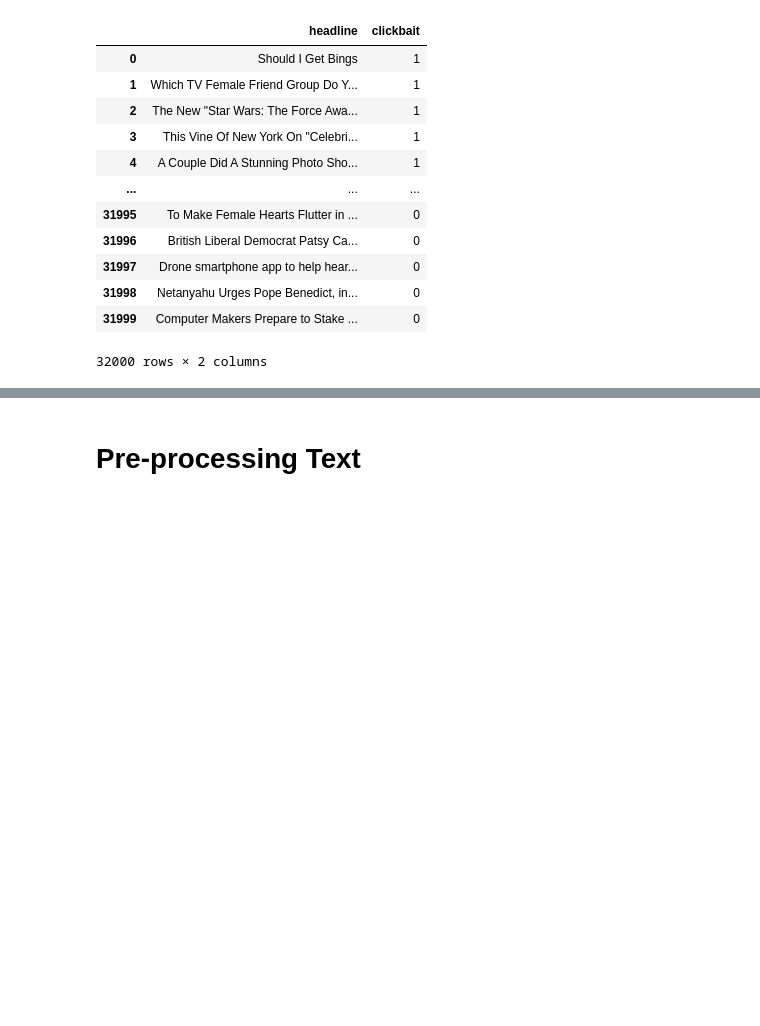
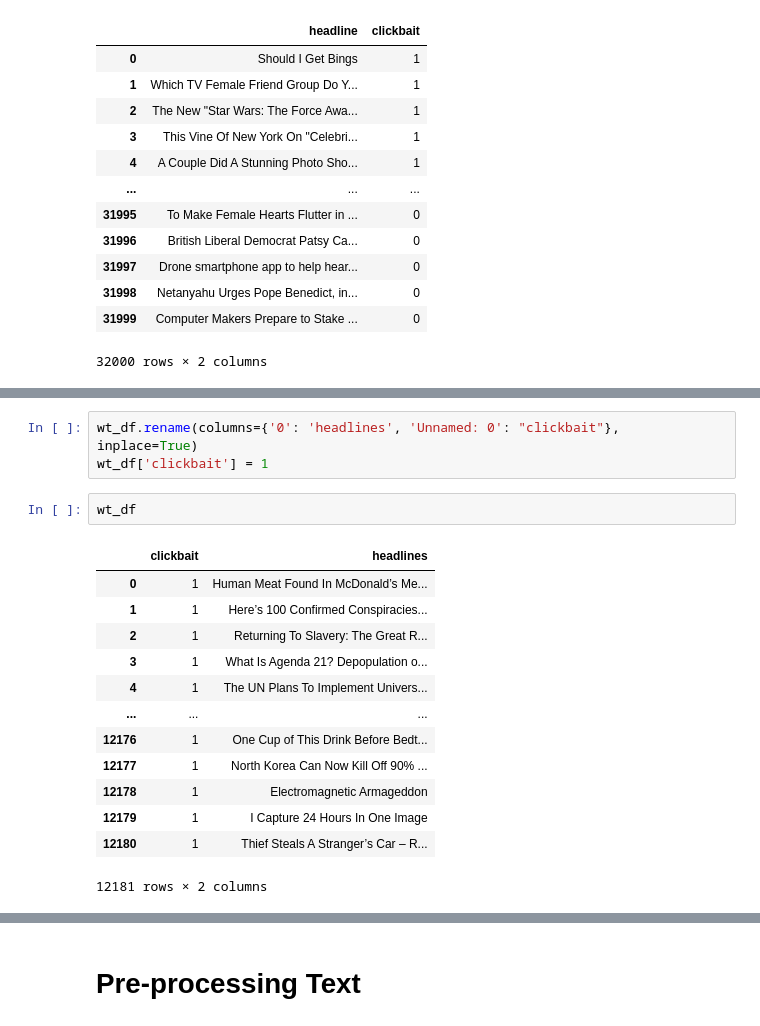
Before and after one commit to tjkim614/clickbait_headline_detector, a Jupyter notebook: 2_scrub.ipynb, the cells around one changed output, grey strips where cells are left out. Cells and saved outputs as stored; diff of their text form; blank space fills up the shorter version.

```diff
--- a/2_scrub.ipynb
+++ b/2_scrub.ipynb
@@ -22,0 +54,19 @@ data
+# %%
+wt_df.rename(columns={'0': 'headlines', 'Unnamed: 0': "clickbait"}, inplace=True)
+wt_df['clickbait'] = 1
+# %%
+wt_df
+# %% [output]
+|  | clickbait | headlines |
+| 0 | 1 | Human Meat Found In McDonald’s Me... |
+| 1 | 1 | Here’s 100 Confirmed Conspiracies... |
+| 2 | 1 | Returning To Slavery: The Great R... |
+| 3 | 1 | What Is Agenda 21? Depopulation o... |
+| 4 | 1 | The UN Plans To Implement Univers... |
+| ... | ... | ... |
+| 12176 | 1 | One Cup of This Drink Before Bedt... |
+| 12177 | 1 | North Korea Can Now Kill Off 90% ... |
+| 12178 | 1 | Electromagnetic Armageddon |
+| 12179 | 1 | I Capture 24 Hours In One Image |
+| 12180 | 1 | Thief Steals A Stranger’s Car – R... |
+12181 rows × 2 columns
```
Also changed, not shown: parts of 8 cells of this notebook, 1 other file.
